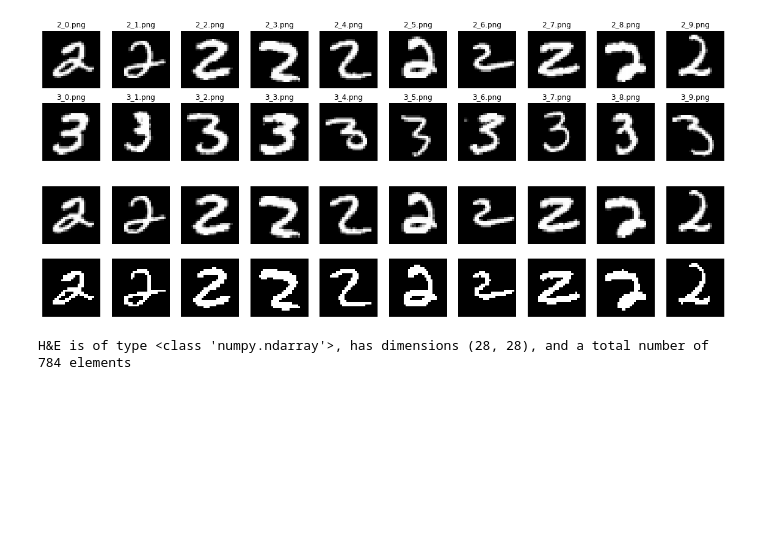
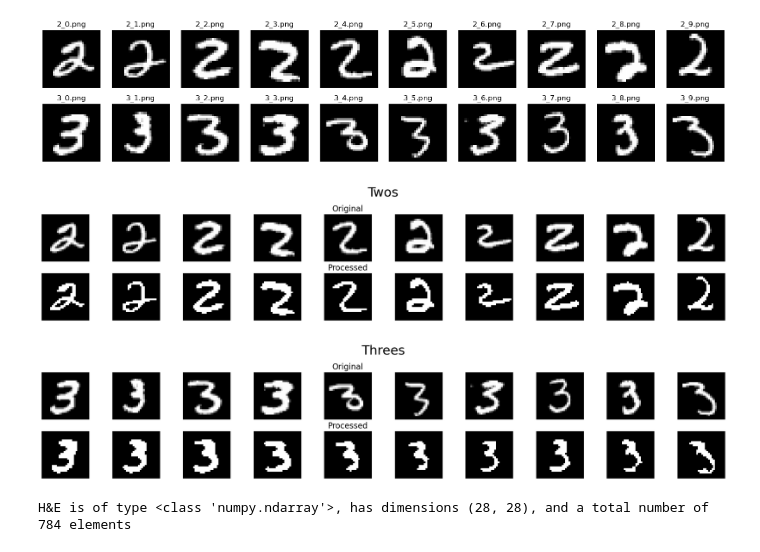
Before and after one commit to mrizaarseven98/do-not-cheat, a Jupyter notebook: labs/lab_02_object_description.ipynb, the cells around one changed output. Saved outputs shown, nothing was run; the diff lists cells and outputs as text; code cells hidden in the pictures; blank space fills up the shorter version.

```diff
--- a/labs/lab_02_object_description.ipynb
+++ b/labs/lab_02_object_description.ipynb
@@ -366,20 +364,39 @@ for ax, im, nm in zip(axes[1], threes_im, threes_names):
 # %%
 from skimage.morphology import remove_small_objects, remove_small_holes, closing, binary_opening, disk, binary_closing
 from skimage.filters import median, unsharp_mask
 from skimage.restoration import denoise_wavelet
 
 twos_im_p = twos_im > 150
 threes_im_p = binary_closing(median(threes_im >100))
 
 fig, axes = plt.subplots(2, len(threes_im), figsize=(20, 4))
 for ax, im in zip(axes[0], twos_im):
     ax.imshow(im, cmap='gray')
     ax.axis('off')
+    axes[0, 4].set_title('Original', fontsize=16)
 for ax, im in zip(axes[1], twos_im_p):
     ax.imshow(im,  cmap='gray')
     ax.axis('off')
+    axes[1, 4].set_title('Processed', fontsize=16)
+fig.suptitle('Twos', fontsize=26)
+plt.tight_layout()
+plt.show()
+
+fig, axes = plt.subplots(2, len(threes_im), figsize=(20, 4))
+for ax, im in zip(axes[0], threes_im):
+    ax.imshow(im, cmap='gray')
+    ax.axis('off')
+    axes[0, 4].set_title('Original', fontsize=16)
+for ax, im in zip(axes[1], threes_im_p):
+    ax.imshow(im,  cmap='gray')
+    ax.axis('off')
+    axes[1, 4].set_title('Processed', fontsize=16)
+fig.suptitle('Threes', fontsize=26)
+plt.tight_layout()
+plt.show()
 # %% [output]
-[figure, old version]
+[figure, new version]
+[figure, added]
 # %%
 print('H&E is of type {}, has dimensions {}, and a total number of {} elements'.format(type(twos_im_p[0]), twos_im_p[0].shape, twos_im_p[0].size))
 contour = cv2.findContours(np.array(twos_im_p[0], dtype=np.uint8), cv2.RETR_TREE, cv2.CHAIN_APPROX_SIMPLE)
```
Also changed, not shown: parts of 2 cells of this notebook.
